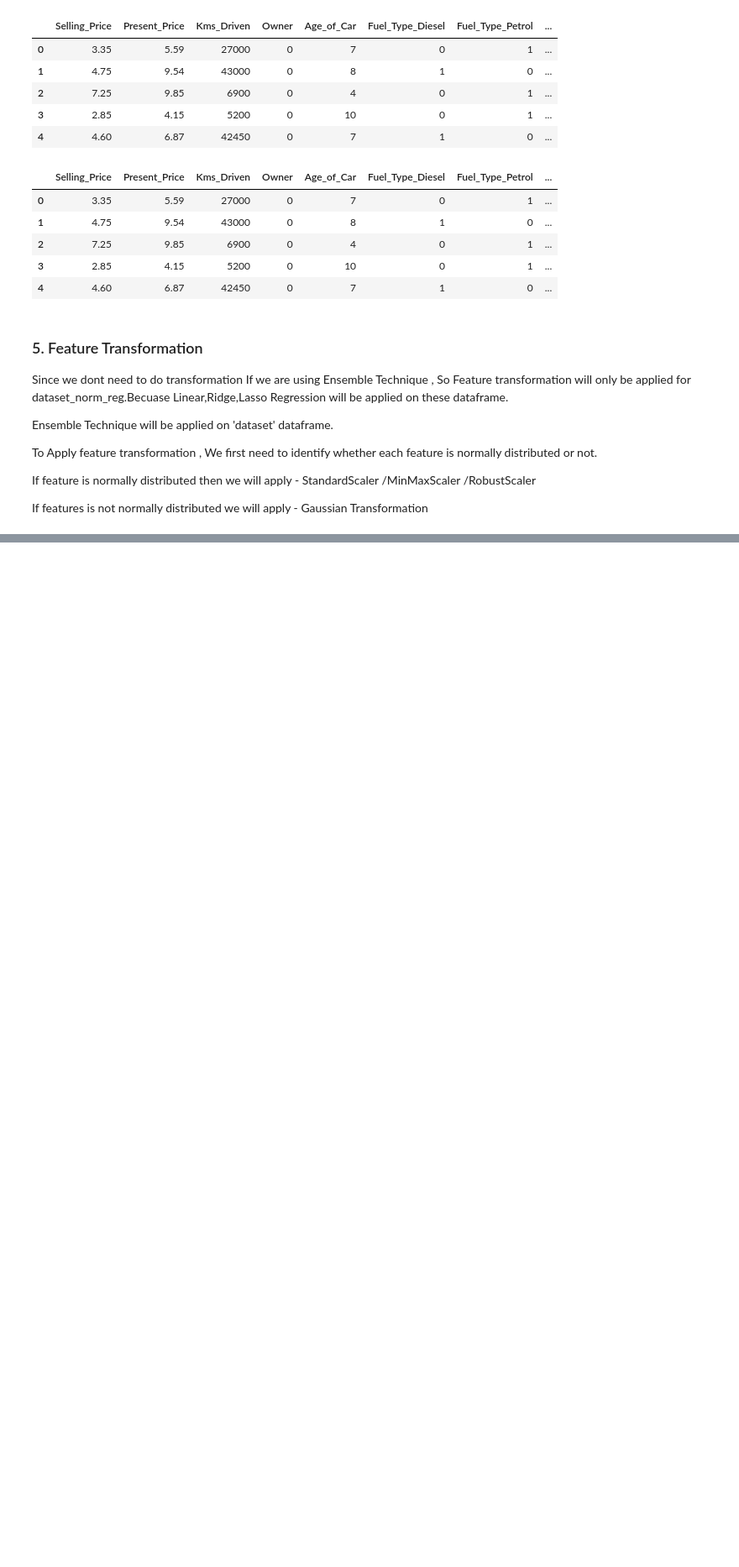
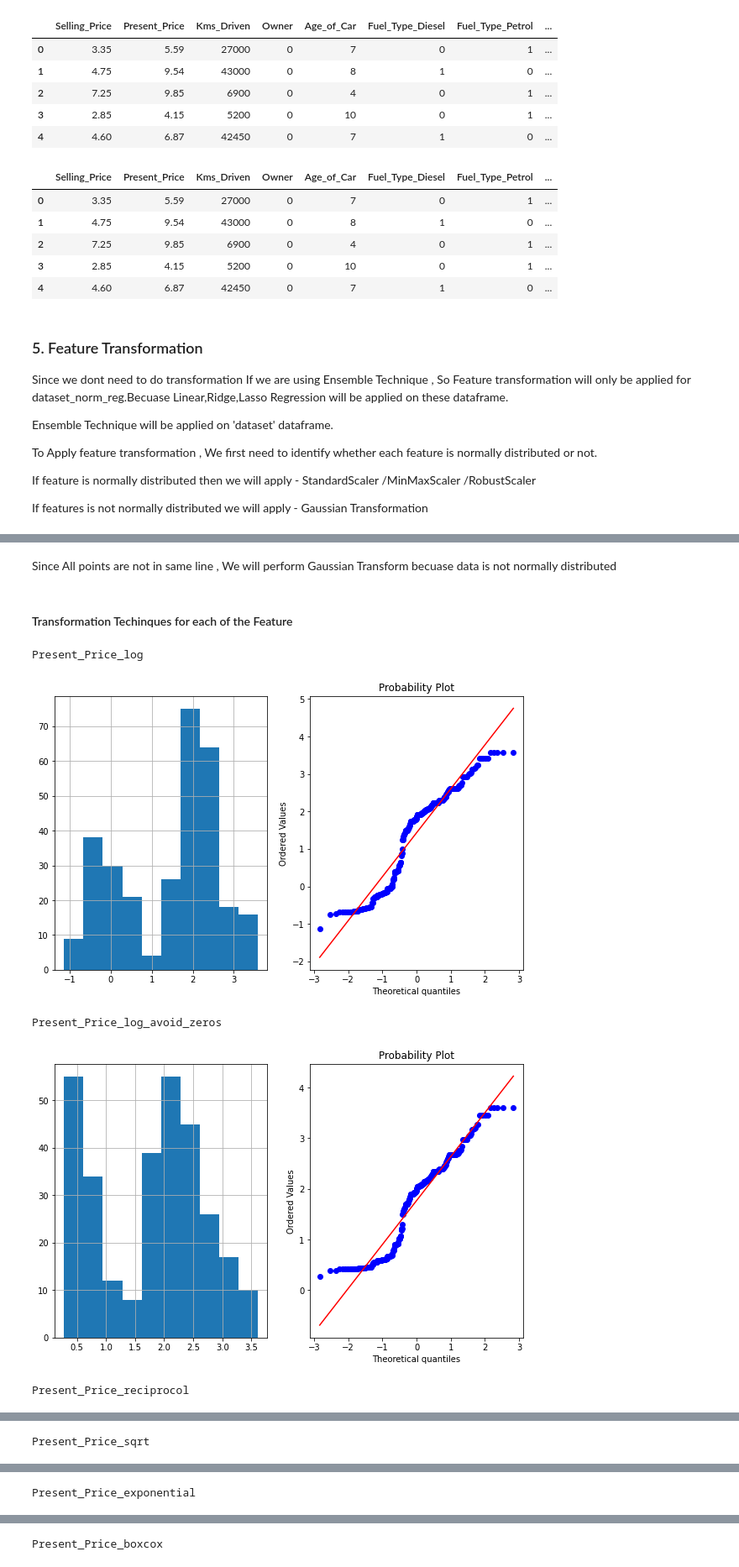
Before and after one commit to LuckyRathod/Data-Science-Projects, a Jupyter notebook: 2.Car Selling Price Prediction/car_price_prediction.ipynb, the cells around one changed output, grey strips where cells are left out. Shown at 84% size. Saved outputs shown, nothing was run; the diff lists cells and outputs as text; code cells hidden in the pictures; blank space fills up the shorter version.

```diff
--- a/2.Car Selling Price Prediction/car_price_prediction.ipynb
+++ b/2.Car Selling Price Prediction/car_price_prediction.ipynb
@@ -608,0 +658,19 @@ If features is not normally distributed we will apply - Gaussian Transformation
+# %% [markdown]
+Since All points  are not in same line , We will perform Gaussian Transform becuase data is not normally distributed
+# %% [markdown]
+#### Transformation Techinques for each of the Feature
+# %%
+dataset_norm_reg['Present_Price_log'] = np.log(dataset_norm_reg['Present_Price'])
+dataset_norm_reg['Present_Price_log_avoid_zeros'] = np.log(dataset_norm_reg['Present_Price']+1)
+dataset_norm_reg['Present_Price_reciprocol']  = 1/dataset_norm_reg['Present_Price']
+dataset_norm_reg['Present_Price_sqrt'] = dataset_norm_reg['Present_Price']**(1/2)
+dataset_norm_reg['Present_Price_exponential'] = dataset_norm_reg['Present_Price']**(1/1.2)
+dataset_norm_reg['Present_Price_boxcox'],parameters = stat.boxcox(dataset_norm_reg['Present_Price'])
+
+plot_data(dataset_norm_reg,['Present_Price_log','Present_Price_log_avoid_zeros','Present_Price_reciprocol','Present_Price_sqrt','Present_Price_exponential','Present_Price_boxcox'])
+# %% [output]
+Present_Price_log
+[figure, added]
+Present_Price_log_avoid_zeros
+[figure, added]
+Present_Price_reciprocol
@@ -608,0 +678 @@ If features is not normally distributed we will apply - Gaussian Transformation
+Present_Price_sqrt
@@ -608,0 +680 @@ If features is not normally distributed we will apply - Gaussian Transformation
+Present_Price_exponential
@@ -608,0 +682 @@ If features is not normally distributed we will apply - Gaussian Transformation
+Present_Price_boxcox
```
Also changed, not shown: parts of 45 cells of this notebook.
